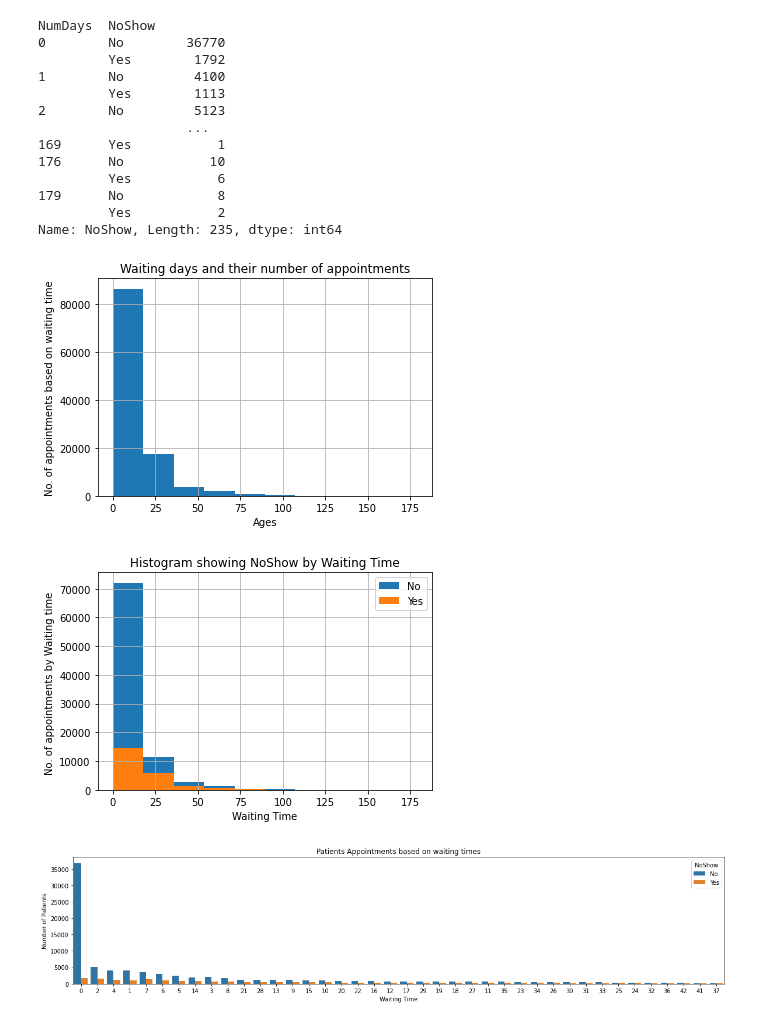
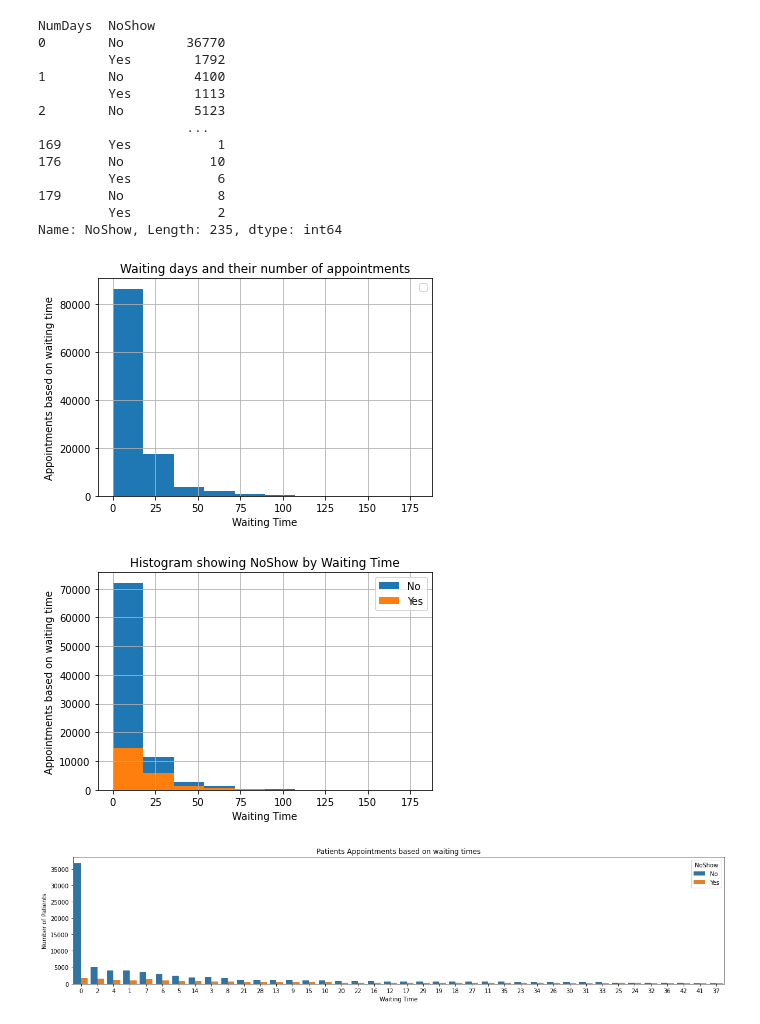
Before and after one commit to tubekx/no-show-appointments, a Jupyter notebook: Project 2 - NoShow Appointments.ipynb, the cells around one changed output. Cells and saved outputs as stored; diff of their text form; code cells hidden in the pictures.

```diff
--- a/Project 2 - NoShow Appointments.ipynb
+++ b/Project 2 - NoShow Appointments.ipynb
@@ -721,5 +716,13 @@ Age  NoShow
 115  Yes          3
      No           2
 Name: NoShow, Length: 203, dtype: int64
+# %%
+def hGraph(data, xLabel, yLabel, graphName, legName):
+    data.hist()
+    plt.xlabel(xLabel)
+    plt.ylabel(yLabel)
+    plt.title(graphName)
+    plt.legend(legName)
+    plt.show()
 # %%
 #A graph of the Age distribution
@@ -959,23 +960,16 @@ NumDays  NoShow
          Yes           2
 Name: NoShow, Length: 235, dtype: int64
 # %%
-#A graph of the Waiting time distribution
-newDF['NumDays'].hist()
-plt.xlabel('Ages')
-plt.ylabel('No. of appointments based on waiting time')
-plt.title('Waiting days and their number of appointments')
-plt.show()
+# Plotting the waiting time based on the people that showed up for the appointments
+hGraph(newDF.NumDays, 'Waiting Time', 'Appointments based on waiting time',
+       'Waiting days and their number of appointments', '')
 # %% [output]
-[figure, old version]
+[figure, new version]
 # %%
-# Plotting the Waiting days based on the people that showed up for the appointments
-newDF.groupby(['NoShow']).NumDays.hist()
-plt.ylabel('No. of appointments by Waiting time ')
-plt.xlabel('Waiting Time')
-plt.title('Histogram showing NoShow by Waiting Time')
-plt.legend(df['NoShow'].unique())
-plt.show()
+# Plotting the waiting time based on the people that showed up for the appointments
+hGraph(newDF.groupby(['NoShow']).NumDays, 'Waiting Time', 'Appointments based on waiting time',
+       'Histogram showing NoShow by Waiting Time', df.NoShow.unique())
 # %% [output]
-[figure, old version]
+[figure, new version]
 # %%
 plt.figure(figsize = (20, 4))
```
Also changed, not shown: parts of 25 cells of this notebook.
